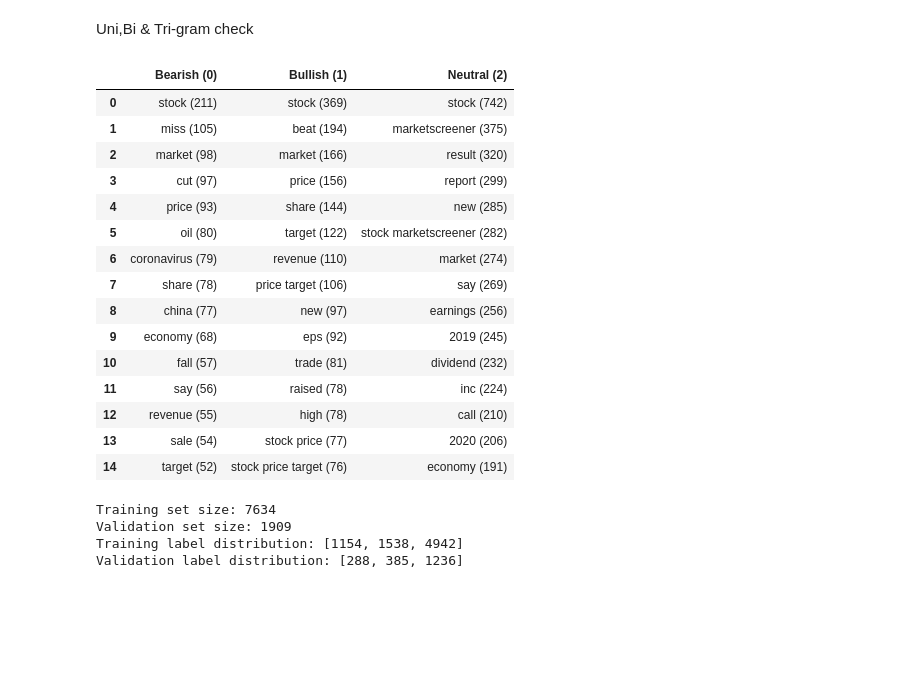
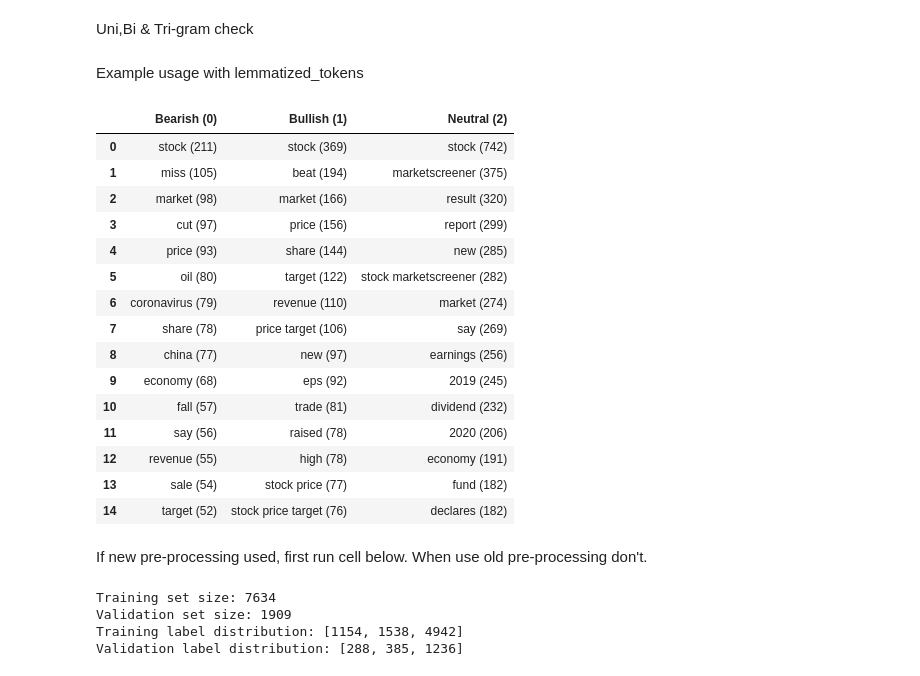
Before and after one commit to DaanCW/Data-Mining-24-25, a Jupyter notebook: main.ipynb, the cells around one changed output. Drawn from its saved outputs; the diff is of its cells as text; code cells hidden in the pictures; blank space fills up the shorter version.

```diff
--- a/main.ipynb
+++ b/main.ipynb
@@ -655,20 +628,0 @@ def get_top_ngrams_by_label(data, text_col='lemmatized_text', label_col='label',
-# %%
-top_ngrams_post_preprocessing = get_top_ngrams_by_label(train_data, text_col='lemmatized_text', ngram_range=(1, 3), top_n=15)
-display(top_ngrams_post_preprocessing)
-# %% [output]
-|  | Bearish (0) | Bullish (1) | Neutral (2) |
-| 0 | stock (211) | stock (369) | stock (742) |
-| 1 | miss (105) | beat (194) | marketscreener (375) |
-| 2 | market (98) | market (166) | result (320) |
-| 3 | cut (97) | price (156) | report (299) |
-| 4 | price (93) | share (144) | new (285) |
-| 5 | oil (80) | target (122) | stock marketscreener (282) |
-| 6 | coronavirus (79) | revenue (110) | market (274) |
-| 7 | share (78) | price target (106) | say (269) |
-| 8 | china (77) | new (97) | earnings (256) |
-| 9 | economy (68) | eps (92) | 2019 (245) |
-| 10 | fall (57) | trade (81) | dividend (232) |
-| 11 | say (56) | raised (78) | inc (224) |
-| 12 | revenue (55) | high (78) | call (210) |
-| 13 | sale (54) | stock price (77) | 2020 (206) |
-| 14 | target (52) | stock price target (76) | economy (191) |
@@ -674,0 +667,30 @@ display(top_ngrams_post_preprocessing)
+# %% [markdown]
+Example usage with lemmatized_tokens
+# %%
+top_ngrams_post = get_top_ngrams_by_label(
+    train_data,
+    token_col='lemmatized_tokens',  # you can also pass 'stemmed_tokens'
+    ngram_range=(1, 3),
+    top_n=15
+)
+
+display(top_ngrams_post)
+# %% [output]
+|  | Bearish (0) | Bullish (1) | Neutral (2) |
+| 0 | stock (211) | stock (369) | stock (742) |
+| 1 | miss (105) | beat (194) | marketscreener (375) |
+| 2 | market (98) | market (166) | result (320) |
+| 3 | cut (97) | price (156) | report (299) |
+| 4 | price (93) | share (144) | new (285) |
+| 5 | oil (80) | target (122) | stock marketscreener (282) |
+| 6 | coronavirus (79) | revenue (110) | market (274) |
+| 7 | share (78) | price target (106) | say (269) |
+| 8 | china (77) | new (97) | earnings (256) |
+| 9 | economy (68) | eps (92) | 2019 (245) |
+| 10 | fall (57) | trade (81) | dividend (232) |
+| 11 | say (56) | raised (78) | 2020 (206) |
+| 12 | revenue (55) | high (78) | economy (191) |
+| 13 | sale (54) | stock price (77) | fund (182) |
+| 14 | target (52) | stock price target (76) | declares (182) |
+# %% [markdown]
+If new pre-processing used, first run cell below. When use old pre-processing don't.
```
Also changed, not shown: parts of 18 cells of this notebook.
